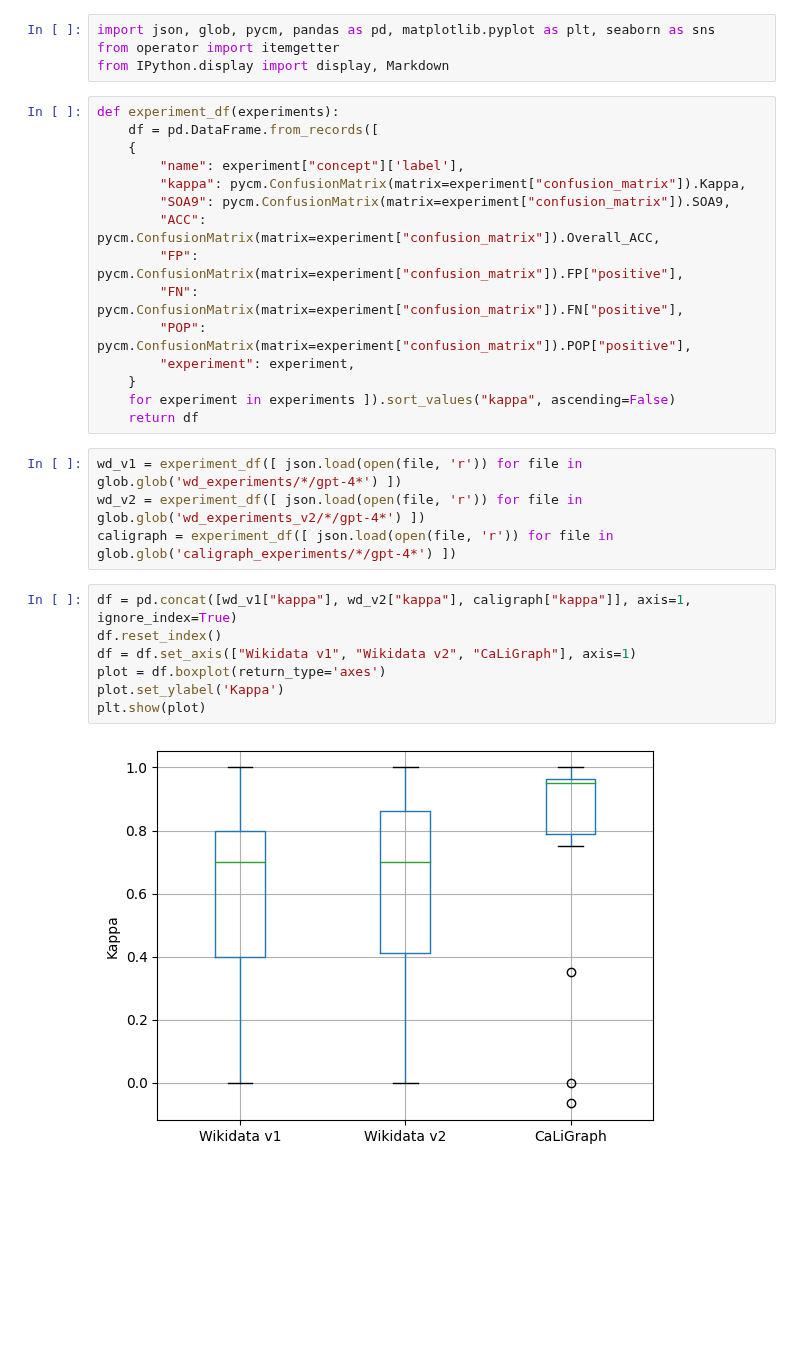
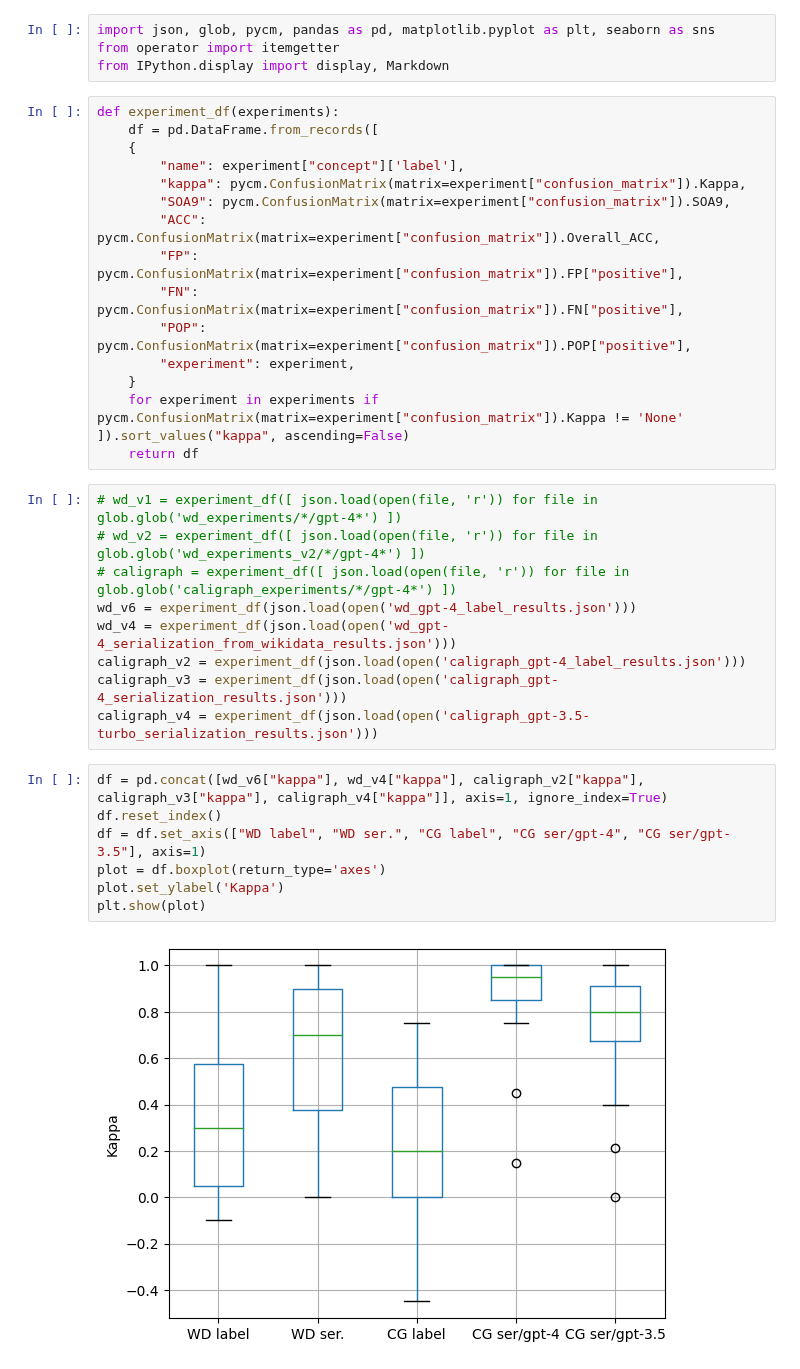
Before and after one commit to bradleypallen/conceptual-engineering-using-llms, a Jupyter notebook: experiments_comparative_analysis.ipynb, the cells around one changed output. Cells and saved outputs as stored; diff of their text form; blank space fills up the shorter version.

Commit message:
gpt-3.5-turbo CaLiGraph seralization run

```diff
--- a/experiments_comparative_analysis.ipynb
+++ b/experiments_comparative_analysis.ipynb
@@ -15,21 +15,26 @@ def experiment_df(experiments):
         "POP": pycm.ConfusionMatrix(matrix=experiment["confusion_matrix"]).POP["positive"],
         "experiment": experiment,
     }
-    for experiment in experiments ]).sort_values("kappa", ascending=False)
+    for experiment in experiments if pycm.ConfusionMatrix(matrix=experiment["confusion_matrix"]).Kappa != 'None' ]).sort_values("kappa", ascending=False)
     return df
 # %%
-wd_v1 = experiment_df([ json.load(open(file, 'r')) for file in glob.glob('wd_experiments/*/gpt-4*') ])
-wd_v2 = experiment_df([ json.load(open(file, 'r')) for file in glob.glob('wd_experiments_v2/*/gpt-4*') ])
-caligraph = experiment_df([ json.load(open(file, 'r')) for file in glob.glob('caligraph_experiments/*/gpt-4*') ])
+# wd_v1 = experiment_df([ json.load(open(file, 'r')) for file in glob.glob('wd_experiments/*/gpt-4*') ])
+# wd_v2 = experiment_df([ json.load(open(file, 'r')) for file in glob.glob('wd_experiments_v2/*/gpt-4*') ])
+# caligraph = experiment_df([ json.load(open(file, 'r')) for file in glob.glob('caligraph_experiments/*/gpt-4*') ])
+wd_v6 = experiment_df(json.load(open('wd_gpt-4_label_results.json')))
+wd_v4 = experiment_df(json.load(open('wd_gpt-4_serialization_from_wikidata_results.json')))
+caligraph_v2 = experiment_df(json.load(open('caligraph_gpt-4_label_results.json')))
+caligraph_v3 = experiment_df(json.load(open('caligraph_gpt-4_serialization_results.json')))
+caligraph_v4 = experiment_df(json.load(open('caligraph_gpt-3.5-turbo_serialization_results.json')))
 # %%
-df = pd.concat([wd_v1["kappa"], wd_v2["kappa"], caligraph["kappa"]], axis=1, ignore_index=True)
+df = pd.concat([wd_v6["kappa"], wd_v4["kappa"], caligraph_v2["kappa"], caligraph_v3["kappa"], caligraph_v4["kappa"]], axis=1, ignore_index=True)
 df.reset_index()
-df = df.set_axis(["Wikidata v1", "Wikidata v2", "CaLiGraph"], axis=1)
+df = df.set_axis(["WD label", "WD ser.", "CG label", "CG ser/gpt-4", "CG ser/gpt-3.5"], axis=1)
 plot = df.boxplot(return_type='axes')
 plot.set_ylabel('Kappa')
 plt.show(plot)
 # %% [output]
-[figure, old version]
+[figure, new version]
 # %%
 df.mean()
 # %% [output]
```
Also changed, not shown: parts of 3 cells of this notebook, 2 other files.
